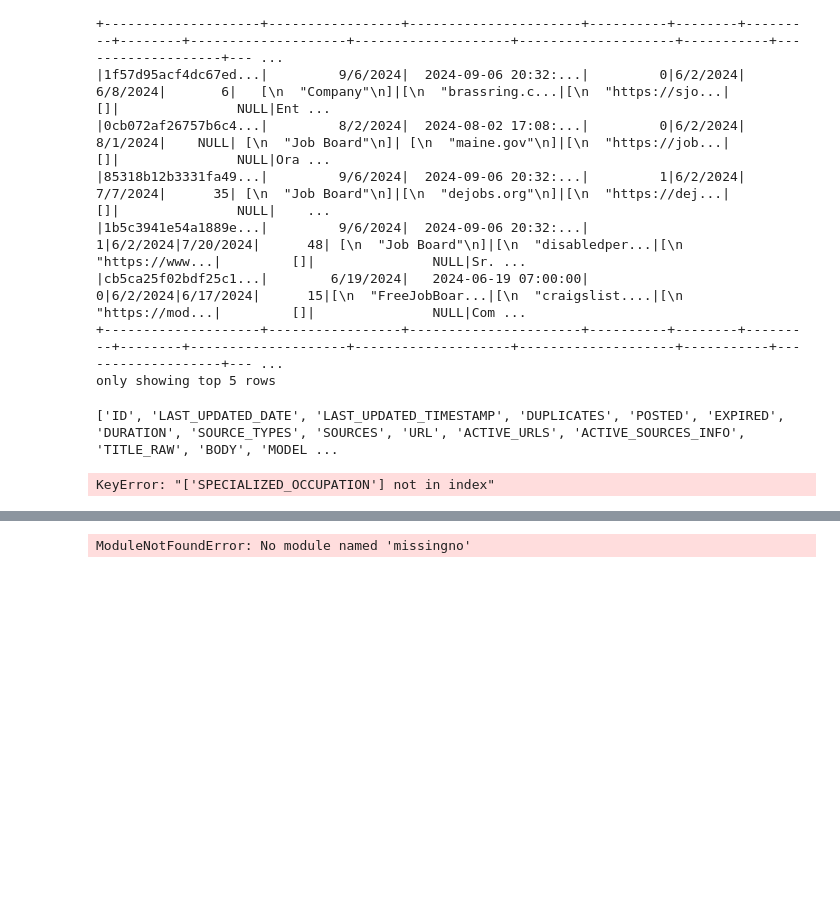
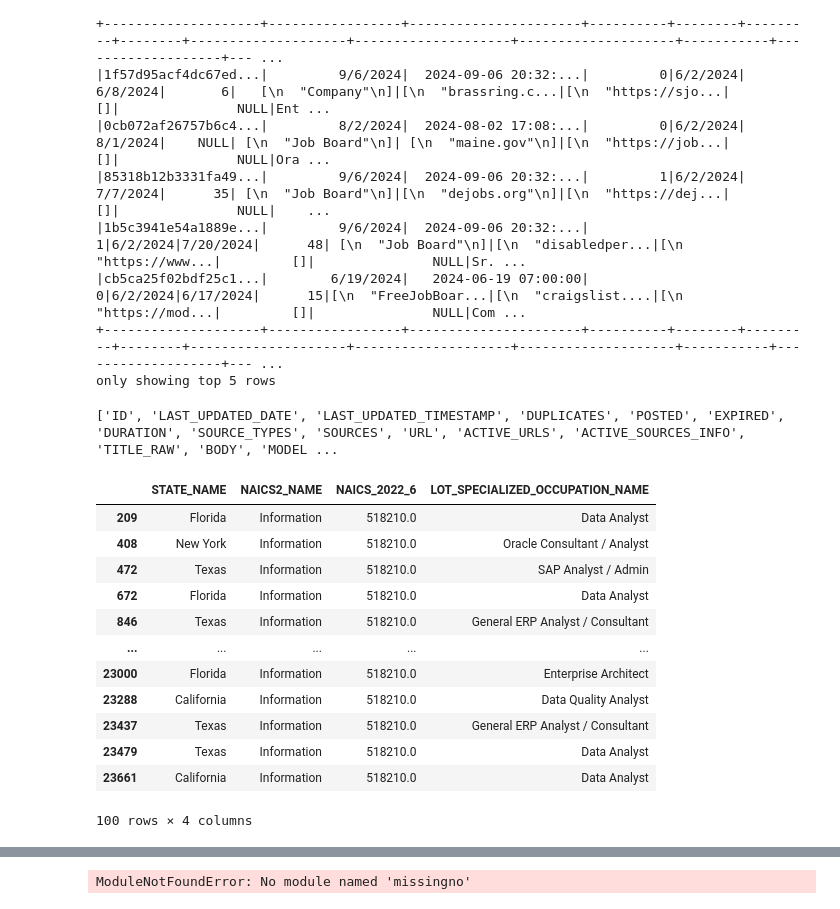
Before and after one commit to arocha0714/metad688-job-market-analysis-for-summer-2025-group2, a Jupyter notebook: geographic_analysis.ipynb, the cells around one changed output, grey strips where cells are left out. Drawn from its saved outputs; the diff is of its cells as text; code cells hidden in the pictures; blank space fills up the shorter version.

Commit message:
changed cities to state

```diff
--- a/geographic_analysis.ipynb
+++ b/geographic_analysis.ipynb
@@ -71,14 +71,26 @@ print(df.columns.tolist())
 ['ID', 'LAST_UPDATED_DATE', 'LAST_UPDATED_TIMESTAMP', 'DUPLICATES', 'POSTED', 'EXPIRED', 'DURATION', 'SOURCE_TYPES', 'SOURCES', 'URL', 'ACTIVE_URLS', 'ACTIVE_SOURCES_INFO', 'TITLE_RAW', 'BODY', 'MODEL ...
 # %%
 # Filter for Boston, MA and Austin, TX
-selected_cities = ['Boston, MA', 'Austin, TX']
-filtered_df = df[df['CITY_NAME'].isin(selected_cities)]
+selected_state = ['California', 'Florida', 'Massachusetts', 'Texas', 'New York']
+filtered_df = df[df['STATE_NAME'].isin(selected_state)]
 
 # Further filter for NAICS_2022_6 = 518210 and show relevant columns
 final_df = filtered_df[filtered_df['NAICS_2022_6'] == 518210]
-final_df[['CITY_NAME', 'NAICS2_NAME', 'NAICS_2022_6', 'LOT_SPECIALIZED_OCCUPATION_NAME']].head(100)
+final_df[['STATE_NAME', 'NAICS2_NAME', 'NAICS_2022_6', 'LOT_SPECIALIZED_OCCUPATION_NAME']].head(100)
 # %% [output]
+|  | STATE_NAME | NAICS2_NAME | NAICS_2022_6 | LOT_SPECIALIZED_OCCUPATION_NAME |
+| 209 | Florida | Information | 518210.0 | Data Analyst |
+| 408 | New York | Information | 518210.0 | Oracle Consultant / Analyst |
+| 472 | Texas | Information | 518210.0 | SAP Analyst / Admin |
+| 672 | Florida | Information | 518210.0 | Data Analyst |
+| 846 | Texas | Information | 518210.0 | General ERP Analyst / Consultant |
+| ... | ... | ... | ... | ... |
+| 23000 | Florida | Information | 518210.0 | Enterprise Architect |
+| 23288 | California | Information | 518210.0 | Data Quality Analyst |
+| 23437 | Texas | Information | 518210.0 | General ERP Analyst / Consultant |
+| 23479 | Texas | Information | 518210.0 | Data Analyst |
+| 23661 | California | Information | 518210.0 | Data Analyst |
-KeyError: "['SPECIALIZED_OCCUPATION'] not in index"
+100 rows × 4 columns
 # %%
 columns_to_drop = [
     "ID", "URL", "ACTIVE_URLS", "DUPLICATES", "LAST_UPDATED_TIMESTAMP",
```
Also changed, not shown: parts of 1 cell of this notebook.
